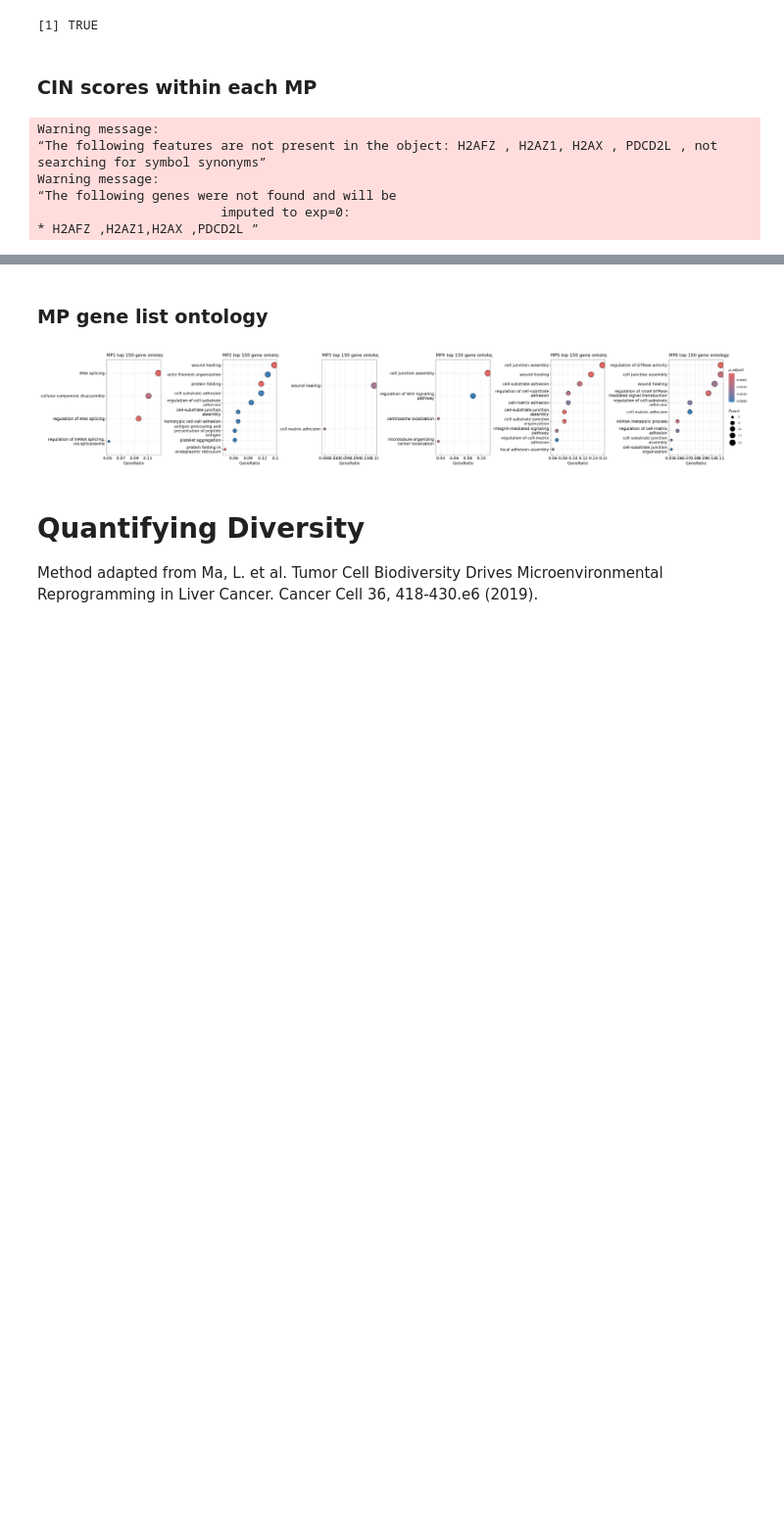
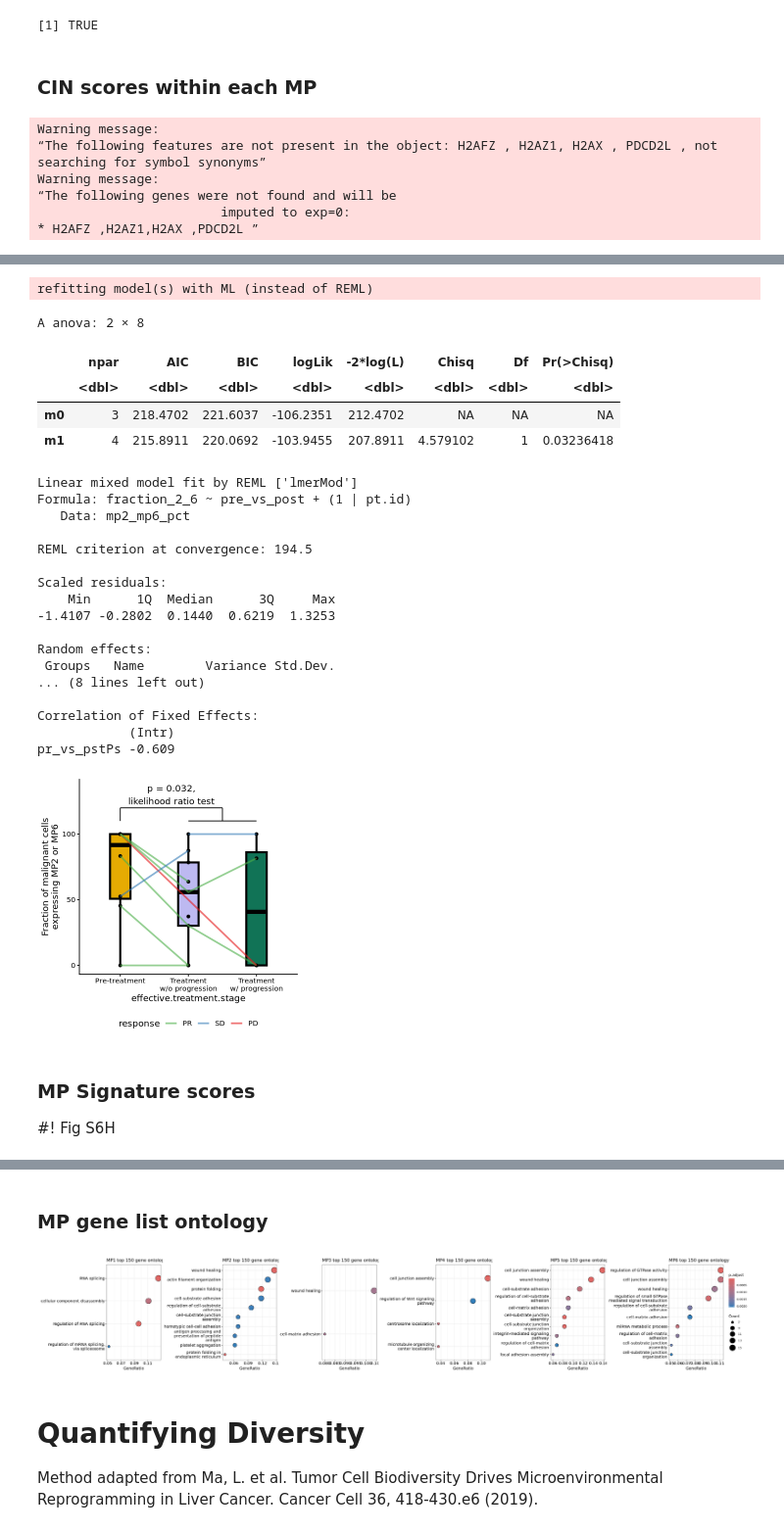
Before and after one commit to IzarLab/MCGN-for-PDA, a Jupyter notebook: edsouza-analysis/09_malig_analysis.ipynb, the cells around one changed output, grey strips where cells are left out. Shown at 98% size. Saved outputs shown, nothing was run; the diff lists cells and outputs as text; code cells hidden in the pictures; blank space fills up the shorter version.

```diff
--- a/edsouza-analysis/09_malig_analysis.ipynb
+++ b/edsouza-analysis/09_malig_analysis.ipynb
@@ -1091,4 +1201,6 @@ print(p2)
 # %%
+#! Fig S6G
+
 fibroblast_numbers <- read.table('/home/ubuntu/tmp/fib_comp_crosstabs.tsv', sep='\t', header=1) %>%
   replace(is.na(.), 0) %>%
   .[,c(1,11:31)]  %>%
@@ -1102,51 +1214,86 @@ fibroblast_numbers <- read.table('/home/ubuntu/tmp/fib_comp_crosstabs.tsv', sep=
   select(orig.ident, cxcl12_fraction, cxcl12_count)
 
 malig2$response <- factor(malig2$response, levels=c('PR', 'SD' ,'PD'))
 fullmd <- malig2@meta.data %>%
   rownames_to_column('bc') %>%
   merge(fibroblast_numbers, how='left', by='orig.ident') %>%
   column_to_rownames('bc') %>%
   select(pt.id, orig.ident, effective.treatment.stage, response, MP, cxcl12_count, cxcl12_fraction, CIN70_UCell, CIN701)
 
 
-source('./helpers/color.R')
-options(repr.plot.width=5, repr.plot.height=5)
-fullmd %>%
+mp2_mp6_pct <-  fullmd %>%
   group_by(pt.id, orig.ident, response, effective.treatment.stage) %>%
   count(MP) %>%
   ungroup() %>%
   pivot_wider(names_from=MP, values_from=n) %>%
   rowwise() %>%
   mutate(total_cells = sum(MP1, MP2, MP3, MP4, MP5, MP6, `NA`, na.rm=TRUE)) %>%
   mutate(fraction_2_6 = 100* sum(MP2, MP6, na.rm=T) / total_cells) %>%
   mutate(fraction_4 = MP4/total_cells*100) %>%
   replace(is.na(.), 0) %>%
+  mutate(pre_vs_post = ifelse(effective.treatment.stage=='Pre-treatment', 'Pre', 'Post'))
+
+
+mp2_mp6_pct %>%
   {
-    ggplot(., aes(effective.treatment.stage, fraction_2_6)) +
+    p <- ggplot(., aes(effective.treatment.stage, fraction_2_6)) +
       geom_boxplot(outlier.shape=NA, width=0.3, linewidth=1.2, color='black', aes(fill=effective.treatment.stage)) +
       scale_fill_manual(values=colors_effective_treatment_stage) +
       geom_point() +
       geom_line(alpha=0.6, aes(group=pt.id, color=response), linewidth=1) +
       theme_classic() +
       scale_color_manual(values=colors_treatment_response) +
       guides(fill='none') + theme(legend.position='bottom') +
-      ylab('Fraction of malignant cells\nexpressing MP2 or MP6')
+      ylab('Fraction of malignant cells\nexpressing MP2 or MP6') +
+      # Manual significance bars
+      annotate('segment', x = 1, xend = 2.5, y = 120, yend = 120) +
+      annotate('segment', x = 1, xend = 1, y = 110, yend = 120) +
+      annotate('segment', x = 2.5, xend = 2.5, y = 110, yend = 120) +
+      annotate('segment', x = 2, xend = 3, y = 110, yend = 110) +
+      annotate("text", x = 1.75, y = 130, label = "p = 0.032,\nlikelihood ratio test") +  # Test is below
+      ylim(0, 135)
+
+
+    h <- 4.5
+    w <- 4.5
+    options(repr.plot.width=w, repr.plot.height=h)
+    print(p)
+      ggsave(filename='/home/ubuntu/data/cxcr4-pdac/figures/FigS6G.pdf', height=h, width=w)
 
   }
 
-fullmd %>%
-group_by(pt.id, orig.ident, cxcl12_count, cxcl12_fraction, response, effective.treatment.stage) %>%
-  count(MP) %>%
-  ungroup() %>%
-  pivot_wider(names_from=MP, values_from=n) %>%
-  rowwise() %>%
-  mutate(total_cells = sum(MP1, MP2, MP3, MP4, MP5, MP6, `NA`, na.rm=TRUE)) %>%
-  mutate(fraction_2_6 = 100* sum(MP2, MP6, na.rm=T) / total_cells) %>%
-  mutate(fraction_4 = MP4/total_cells*100) %>%
-  replace(is.na(.), 0) %>%
-  {
-    ggplot(., aes(cxcl12_fraction, fraction_2_6)) +
-    geom_point(aes(color=effective.treatment.stage)) +
-    geom_smooth(method='lm', color='black') +
-    theme_classic()
-  }
+mp2_mp6_pct$pre_vs_post <- factor(mp2_mp6_pct$pre_vs_post, levels=c('Pre', 'Post'))
+m1 <- lme4::lmer(fraction_2_6 ~ pre_vs_post + (1|pt.id), data=mp2_mp6_pct)
+m0 <- lme4::lmer(fraction_2_6 ~ (1|pt.id), data=mp2_mp6_pct)
+
+anova(m0, m1)
+summary(m1)
+# %% [output]
+refitting model(s) with ML (instead of REML)
+A anova: 2 × 8
+|  | npar | AIC | BIC | logLik | -2*log(L) | Chisq | Df | Pr(>Chisq) |
+|  | <dbl> | <dbl> | <dbl> | <dbl> | <dbl> | <dbl> | <dbl> | <dbl> |
+| m0 | 3 | 218.4702 | 221.6037 | -106.2351 | 212.4702 | NA | NA | NA |
+| m1 | 4 | 215.8911 | 220.0692 | -103.9455 | 207.8911 | 4.579102 | 1 | 0.03236418 |
+Linear mixed model fit by REML ['lmerMod']
+Formula: fraction_2_6 ~ pre_vs_post + (1 | pt.id)
+   Data: mp2_mp6_pct
+
+REML criterion at convergence: 194.5
+
+Scaled residuals:
+    Min      1Q  Median      3Q     Max
+-1.4107 -0.2802  0.1440  0.6219  1.3253
+
+Random effects:
+ Groups   Name        Variance Std.Dev.
+... (8 lines left out)
+
+Correlation of Fixed Effects:
+            (Intr)
+pr_vs_pstPs -0.609
+[figure, added]
+# %% [markdown]
+### MP Signature scores
+
+#! Fig S6H
```
Also changed, not shown: parts of 18 cells of this notebook, 3 other files.
